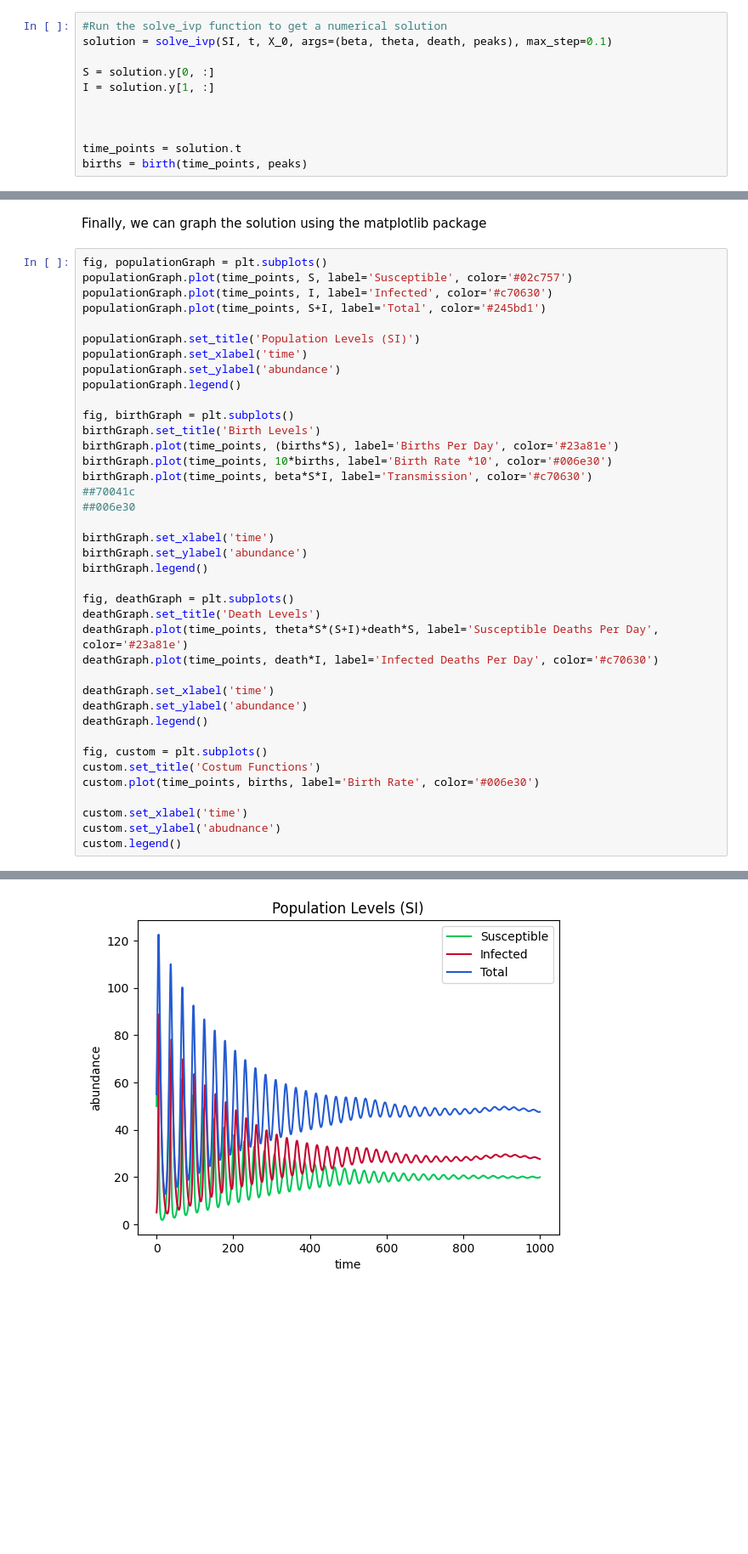
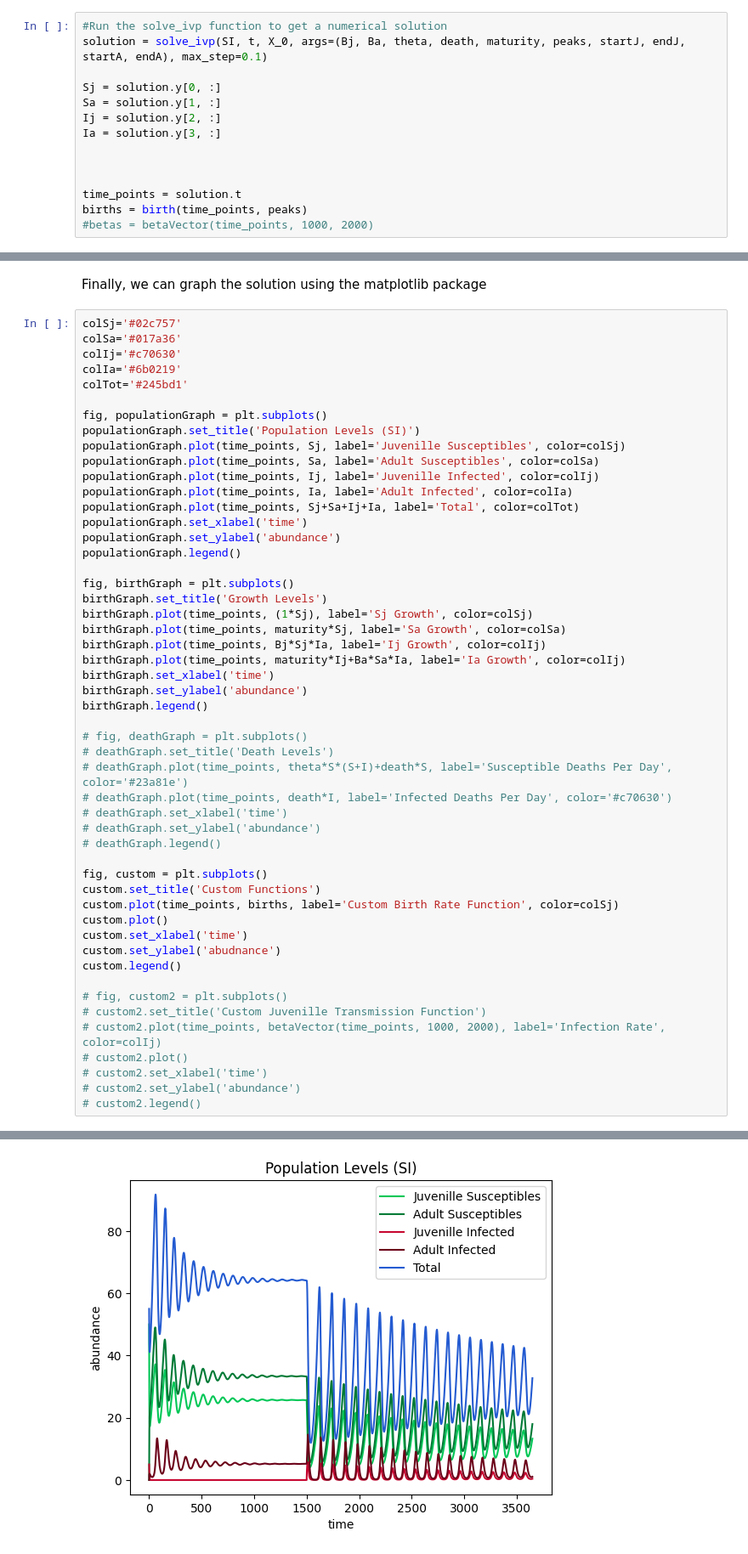
Before and after one commit to bds062/Host-Pathogen-Evolutionary-Dynamics-Model, a Jupyter notebook: sir_model.ipynb, the cells around one changed output, grey strips where cells are left out. Shown at 85% size. Drawn from its saved outputs; the diff is of its cells as text; blank space fills up the shorter version.

```diff
--- a/sir_model.ipynb
+++ b/sir_model.ipynb
@@ -130,12 +147,15 @@ The `solve_ivp` function returns a class structure which has several important a
 - solution.t: the time points at which the solution is calcuated (depending on the algorithm, they may not be evenly spaced)
 # %%
 #Run the solve_ivp function to get a numerical solution
-solution = solve_ivp(SI, t, X_0, args=(beta, theta, death, peaks), max_step=0.1)
+solution = solve_ivp(SI, t, X_0, args=(Bj, Ba, theta, death, maturity, peaks, startJ, endJ, startA, endA), max_step=0.1)
 
-S = solution.y[0, :]
-I = solution.y[1, :]
+Sj = solution.y[0, :]
+Sa = solution.y[1, :]
+Ij = solution.y[2, :]
+Ia = solution.y[3, :]
 
 
 
 time_points = solution.t
 births = birth(time_points, peaks)
+#betas = betaVector(time_points, 1000, 2000)
@@ -142,44 +164,56 @@ births = birth(time_points, peaks)
 # %% [markdown]
 Finally, we can graph the solution using the matplotlib package
 # %%
+colSj='#02c757'
+colSa='#017a36'
+colIj='#c70630'
+colIa='#6b0219'
+colTot='#245bd1'
+
 fig, populationGraph = plt.subplots()
-populationGraph.plot(time_points, S, label='Susceptible', color='#02c757')
-populationGraph.plot(time_points, I, label='Infected', color='#c70630')
-populationGraph.plot(time_points, S+I, label='Total', color='#245bd1')
-
 populationGraph.set_title('Population Levels (SI)')
+populationGraph.plot(time_points, Sj, label='Juvenille Susceptibles', color=colSj)
+populationGraph.plot(time_points, Sa, label='Adult Susceptibles', color=colSa)
+populationGraph.plot(time_points, Ij, label='Juvenille Infected', color=colIj)
+populationGraph.plot(time_points, Ia, label='Adult Infected', color=colIa)
+populationGraph.plot(time_points, Sj+Sa+Ij+Ia, label='Total', color=colTot)
 populationGraph.set_xlabel('time')
 populationGraph.set_ylabel('abundance')
 populationGraph.legend()
 
 fig, birthGraph = plt.subplots()
-birthGraph.set_title('Birth Levels')
-birthGraph.plot(time_points, (births*S), label='Births Per Day', color='#23a81e')
-birthGraph.plot(time_points, 10*births, label='Birth Rate *10', color='#006e30')
-birthGraph.plot(time_points, beta*S*I, label='Transmission', color='#c70630')
-##70041c
-##006e30
-
+birthGraph.set_title('Growth Levels')
+birthGraph.plot(time_points, (1*Sj), label='Sj Growth', color=colSj)
+birthGraph.plot(time_points, maturity*Sj, label='Sa Growth', color=colSa)
+birthGraph.plot(time_points, Bj*Sj*Ia, label='Ij Growth', color=colIj)
+birthGraph.plot(time_points, maturity*Ij+Ba*Sa*Ia, label='Ia Growth', color=colIj)
 birthGraph.set_xlabel('time')
 birthGraph.set_ylabel('abundance')
 birthGraph.legend()
 
-fig, deathGraph = plt.subplots()
-deathGraph.set_title('Death Levels')
-deathGraph.plot(time_points, theta*S*(S+I)+death*S, label='Susceptible Deaths Per Day', color='#23a81e')
-deathGraph.plot(time_points, death*I, label='Infected Deaths Per Day', color='#c70630')
-
-deathGraph.set_xlabel('time')
-deathGraph.set_ylabel('abundance')
-deathGraph.legend()
+# fig, deathGraph = plt.subplots()
+# deathGraph.set_title('Death Levels')
+# deathGraph.plot(time_points, theta*S*(S+I)+death*S, label='Susceptible Deaths Per Day', color='#23a81e')
+# deathGraph.plot(time_points, death*I, label='Infected Deaths Per Day', color='#c70630')
+# deathGraph.set_xlabel('time')
+# deathGraph.set_ylabel('abundance')
+# deathGraph.legend()
 
 fig, custom = plt.subplots()
-custom.set_title('Costum Functions')
-custom.plot(time_points, births, label='Birth Rate', color='#006e30')
-
+custom.set_title('Custom Functions')
+custom.plot(time_points, births, label='Custom Birth Rate Function', color=colSj)
+custom.plot()
 custom.set_xlabel('time')
 custom.set_ylabel('abudnance')
 custom.legend()
+
+# fig, custom2 = plt.subplots()
+# custom2.set_title('Custom Juvenille Transmission Function')
+# custom2.plot(time_points, betaVector(time_points, 1000, 2000), label='Infection Rate', color=colIj)
+# custom2.plot()
+# custom2.set_xlabel('time')
+# custom2.set_ylabel('abundance')
+# custom2.legend()
 # %% [output]
 <matplotlib.legend.Legend at 0x...>
-[figure, old version]
+[figure, new version]
```
Also changed, not shown: parts of 5 cells of this notebook.
